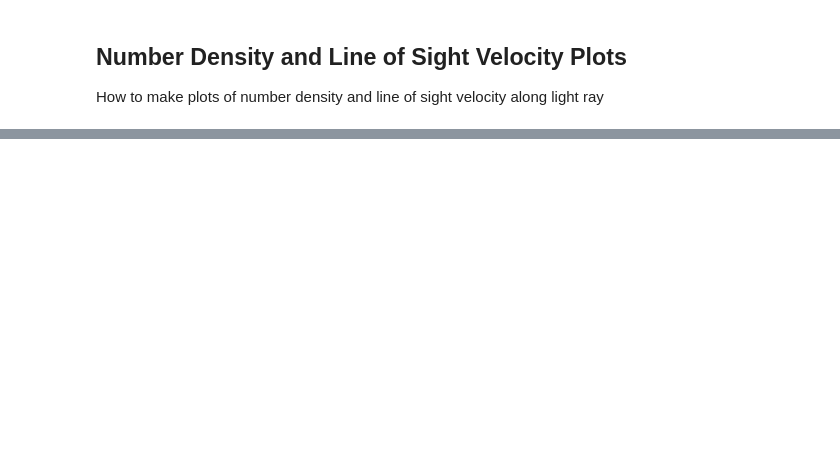
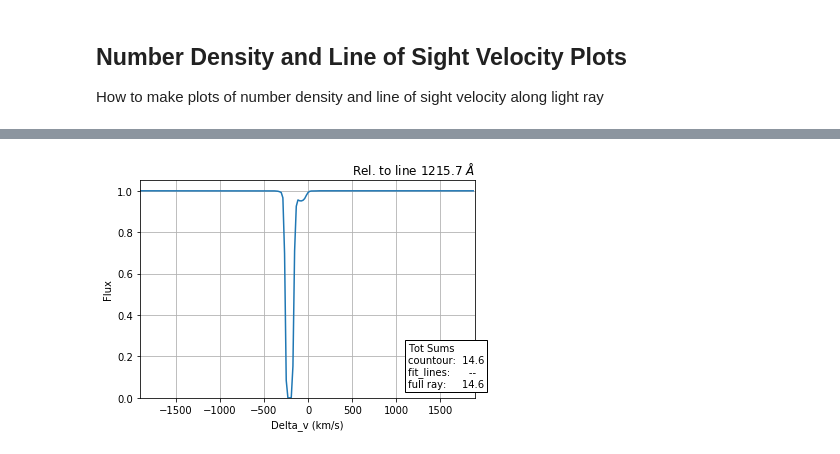
Before and after one commit to biboyd/SALSA, a Jupyter notebook: notebooks/multi_plot_class.ipynb, the cells around one changed output, grey strips where cells are left out. Saved outputs shown, nothing was run; the diff lists cells and outputs as text; code cells hidden in the pictures; blank space fills up the shorter version.

```diff
--- a/notebooks/multi_plot_class.ipynb
+++ b/notebooks/multi_plot_class.ipynb
@@ -201,0 +241,6 @@ By default the `mp.contour` is set to be True so intervals will be plotted onto
+# %%
+fig, ax = plt.subplots()
+mp.use_spectacle=False
+wavelength, velocity, flux = mp.plot_spect_vel(ax_vel=ax)
+# %% [output]
+[figure, added]
```
Also changed, not shown: parts of 29 cells of this notebook, 2 other files.
